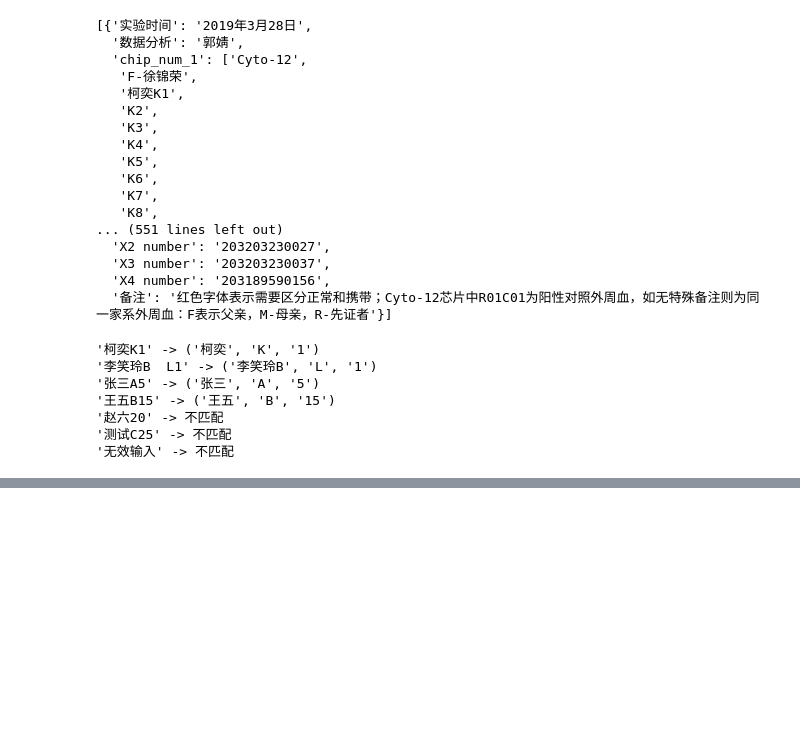
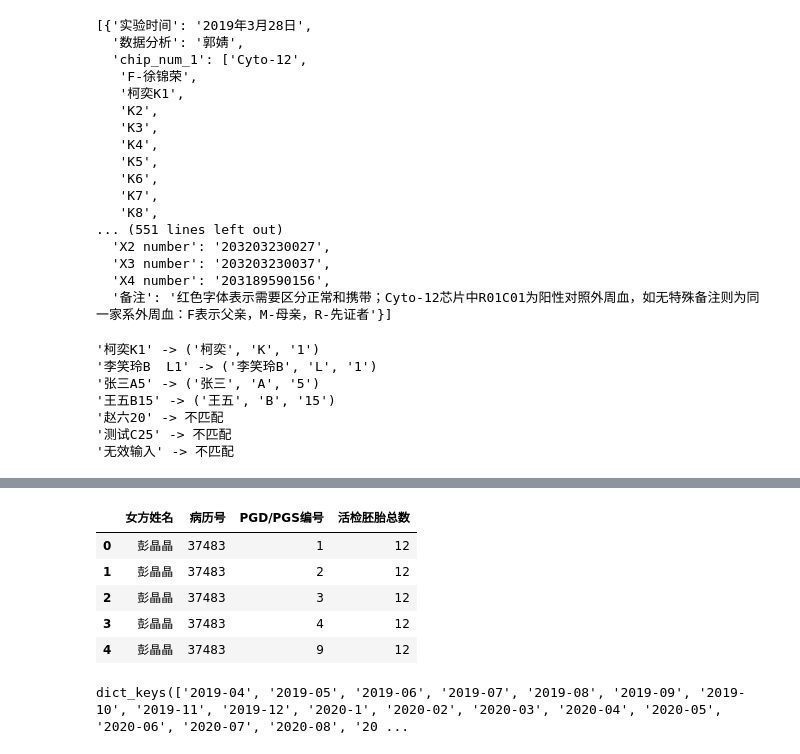
Before and after one commit to kuisu-nus/snparray_analysis, a Jupyter notebook: src/notebook/data_process.ipynb, the cells around one changed output, grey strips where cells are left out. Drawn from its saved outputs; the diff is of its cells as text; code cells hidden in the pictures; blank space fills up the shorter version.

```diff
--- a/src/notebook/data_process.ipynb
+++ b/src/notebook/data_process.ipynb
@@ -294,0 +317,22 @@ for case in test_cases:
+# %%
+# 需要将该表格的chipid和临床样本进行匹配
+clinical_path = r"D:\03.projects\AI.PGT\snparray_analysis\data\clinical_data_demo.csv"
+df_clinical = pd.read_csv(clinical_path, sep=",")
+# df_clinical.head()
+df_clinical[["女方姓名","病历号", "PGD/PGS编号", "活检胚胎总数"]].head()
+# %% [output]
+|  | 女方姓名 | 病历号 | PGD/PGS编号 | 活检胚胎总数 |
+| 0 | 彭晶晶 | 37483 | 1 | 12 |
+| 1 | 彭晶晶 | 37483 | 2 | 12 |
+| 2 | 彭晶晶 | 37483 | 3 | 12 |
+| 3 | 彭晶晶 | 37483 | 4 | 12 |
+| 4 | 彭晶晶 | 37483 | 9 | 12 |
+# %%
+# 读取多个excel文件，并合并
+import pandas as pd
+
+excel_path = r"D:\01.data\01.gene\ChipData\experiment_record\5.芯片实验记录表2020.12.29（勿删）.xlsx"
+df_list = pd.read_excel(excel_path, sheet_name=None, header=None)
+print(df_list.keys())
+# %% [output]
+dict_keys(['2019-04', '2019-05', '2019-06', '2019-07', '2019-08', '2019-09', '2019-10', '2019-11', '2019-12', '2020-1', '2020-02', '2020-03', '2020-04', '2020-05', '2020-06', '2020-07', '2020-08', '20 ...
```
Also changed, not shown: parts of 3 cells of this notebook, 2 other files.
